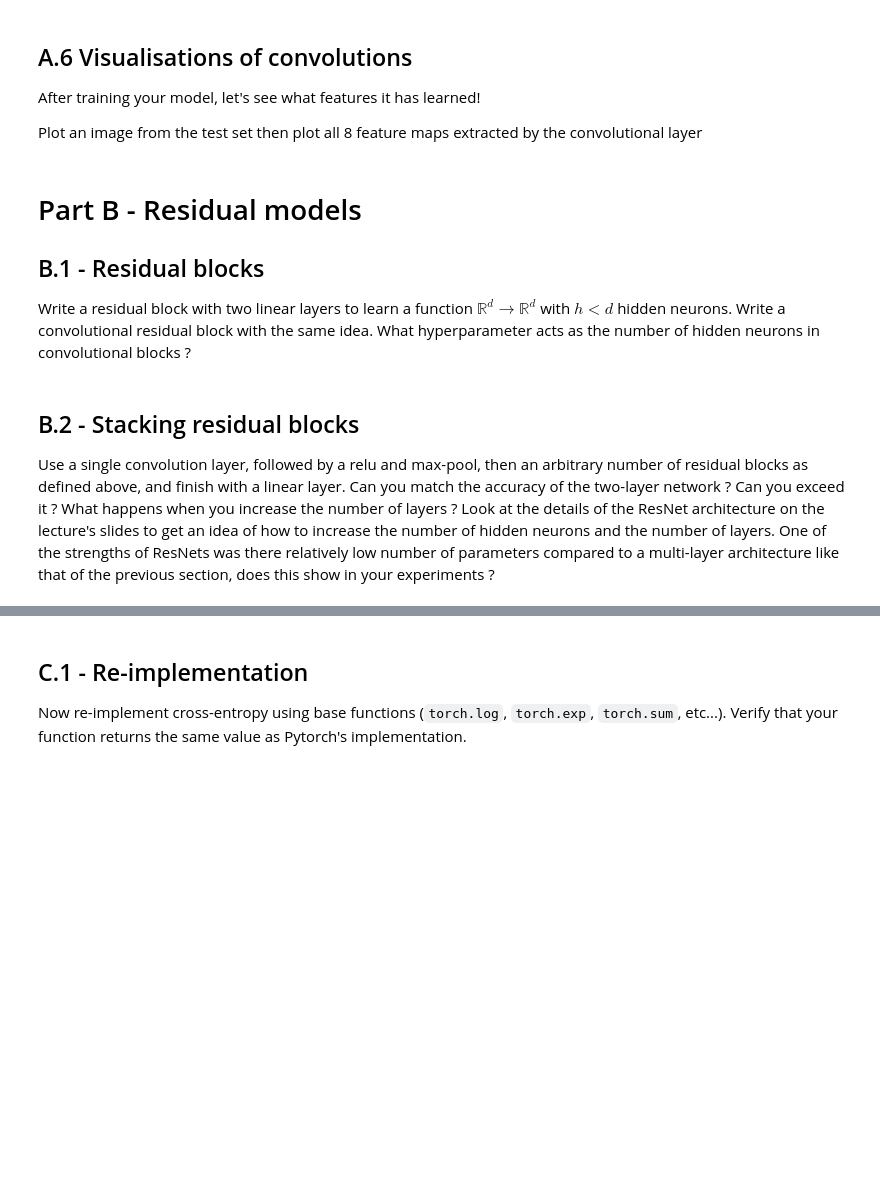
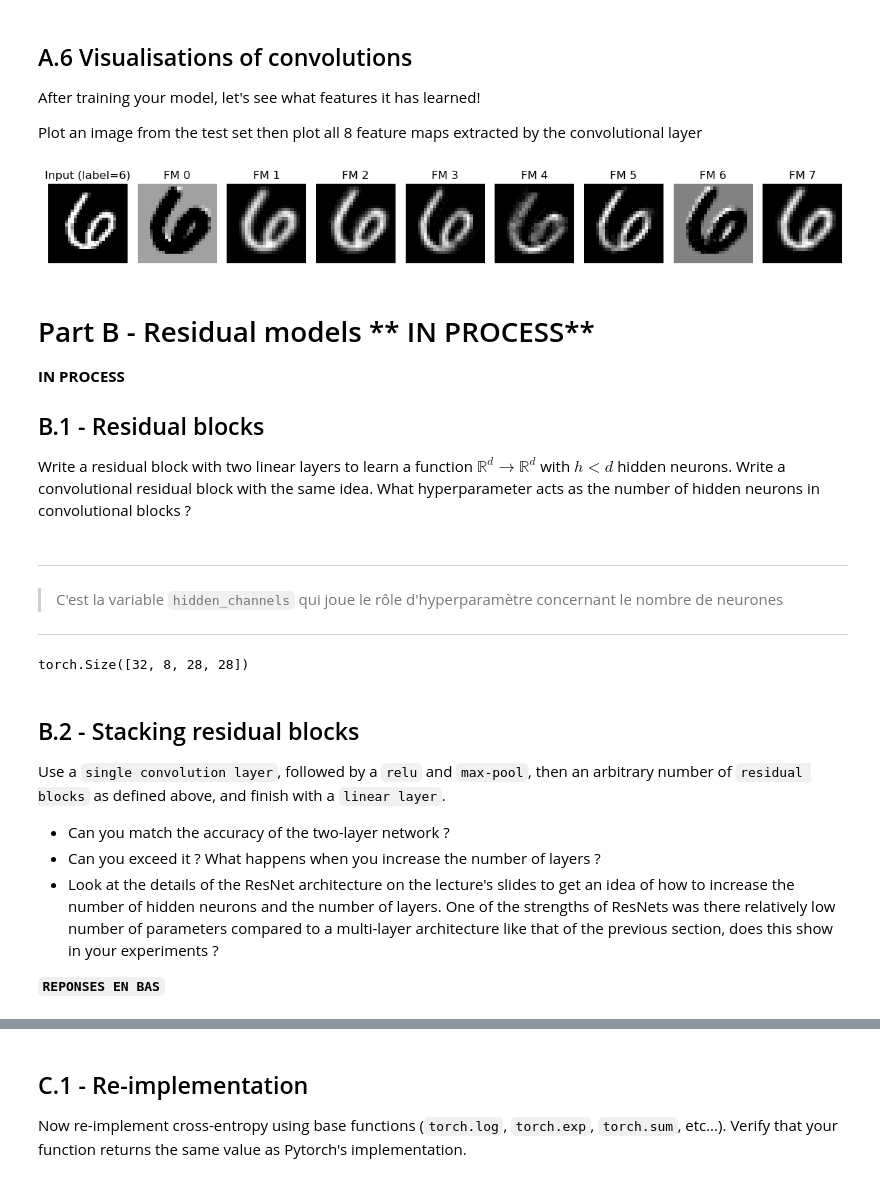
Before and after one commit to Quentin-ENSAE/ensae_dl_pw1, a Jupyter notebook: notebook.ipynb, the cells around one changed output, grey strips where cells are left out. Saved outputs shown, nothing was run; the diff lists cells and outputs as text; code cells hidden in the pictures; blank space fills up the shorter version.

````diff
--- a/notebook.ipynb
+++ b/notebook.ipynb
@@ -256,0 +424,5 @@ class ConvDeepModel(torch.nn.Module):
+# %%
+Deep_CNN= ConvDeepModel().to(device)
+criterion = nn.CrossEntropyLoss()
+optimizer_Deep_CNN = torch.optim.SGD(Deep_CNN.parameters(), lr=1e-1) #Je garde un learning rate de 0.1 (VS 10e-3 conseillé) car j'ai remarqué que c'était le plus efficace pour ce modèle.
+print(Deep_CNN)
@@ -265,6 +479,48 @@ Plot an image from the test set then plot all 8 feature maps extracted by the co
+# %%
+def visualize_features(model, testloader):
+
+    # Charger le modèle et le mettre en mode évaluation
+    model.to(device)
+    model.eval()  # désactive dropout, batchnorm, etc.
+
+    # Récupérer un batch et la première image
+    inputs, targets = next(iter(testloader))
+    img   = inputs[0:1].to(device)    # shape (1, C, H, W)
+    label = targets[0].item()
+
+    # Passage dans la couche conv + ReLU
+    with torch.no_grad():
+        conv1 = model.conv1(img)      # shape (1, F, H', W')
+        feats = F.relu(conv1)         # appliquer ReLU pour voir les activations effectives qui sont transmises aux couches suivantes
+
+    # Préparation pour affichage
+    img2d   = img.squeeze(0).squeeze(0)  # 28×28
+    feats   = feats.squeeze(0)           # (8, 26, 26)
+    n_feats = feats.shape[0]
+
+    # Afficher
+    fig, axes = plt.subplots(1, 9, figsize=(12,4))
+
+    # Image d’entrée
+    axes[0].imshow(img2d, cmap='gray', interpolation='nearest')
+    axes[0].set_title(f'Input (label={label})')
+    axes[0].axis('off')
+
+    # Feature maps
+    for i in range(n_feats):
+        axes[i+1].imshow(feats[i], cmap='gray', interpolation='nearest')
+        axes[i+1].set_title(f'FM {i}')
+        axes[i+1].axis('off')
+
+    plt.tight_layout()
+    plt.show()
+# %%
+visualize_features(model=Deep_CNN, testloader=testloader)
+# %% [output]
+[figure, added]
 # %% [markdown]
-# Part B - Residual models
-
+# Part B - Residual models ** IN PROCESS**
+**IN PROCESS**
 ## B.1 - Residual blocks
 
 Write a residual block with two linear layers to learn a function $\mathbb{R}^d \to \mathbb{R}^d$ with $h < d$ hidden neurons.
@@ -281,7 +555,22 @@ class ResidualBlock(torch.nn.Module):
+# %% [markdown]
+___
+> C'est la variable ```hidden_channels``` qui joue le rôle d'hyperparamètre concernant le nombre de neurones
+___
+# %%
+block = ResidualBlockConv(in_out_channels=8, hidden_channels=2)
+x = torch.randn(32, 8, 28, 28)
+out = block(x)
+print(out.shape)
+# %% [output]
+torch.Size([32, 8, 28, 28])
 # %% [markdown]
 ## B.2 - Stacking residual blocks
 
-Use a single convolution layer, followed by a relu and max-pool, then an arbitrary number of residual blocks as defined above, and finish with a linear layer. Can you match the accuracy of the two-layer network ? Can you exceed it ? What happens when you increase the number of layers ? Look at the details of the ResNet architecture on the lecture's slides to get an idea of how to increase the number of hidden neurons and the number of layers. One of the strengths of ResNets was there relatively low number of parameters compared
-to a multi-layer architecture like that of the previous section, does this show in your experiments ?
+Use a ```single convolution layer```, followed by a ```relu``` and ```max-pool```, then an arbitrary number of ```residual blocks``` as defined above, and finish with a ```linear layer```.
+* Can you match the accuracy of the two-layer network ?
+* Can you exceed it ? What happens when you increase the number of layers ?
+* Look at the details of the ResNet architecture on the lecture's slides to get an idea of how to increase the number of hidden neurons and the number of layers. One of the strengths of ResNets was there relatively low number of parameters compared to a multi-layer architecture like that of the previous section, does this show in your experiments ?
+
+**```REPONSES EN BAS```**
 # %%
 class ResidualModel(torch.nn.Module):
````
Also changed, not shown: parts of 52 cells of this notebook.
